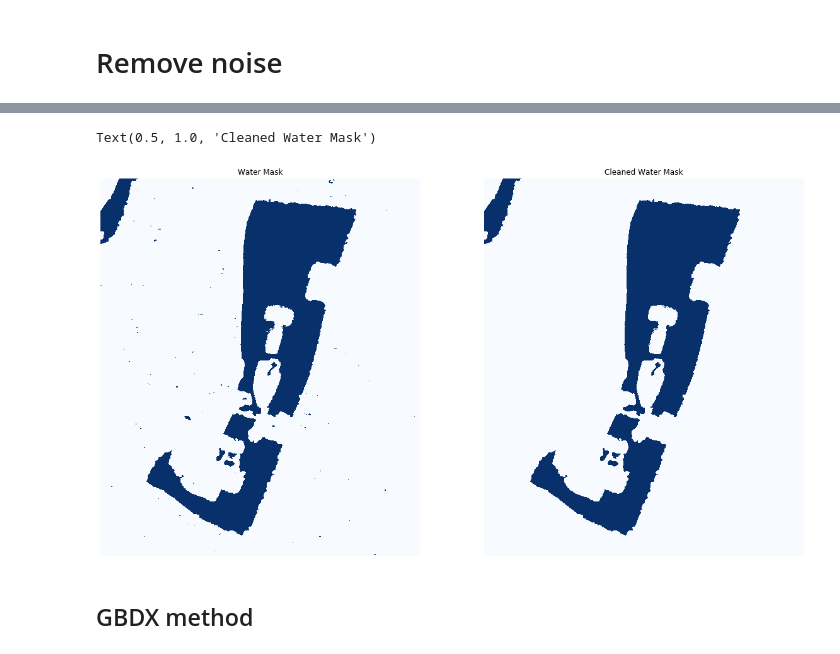
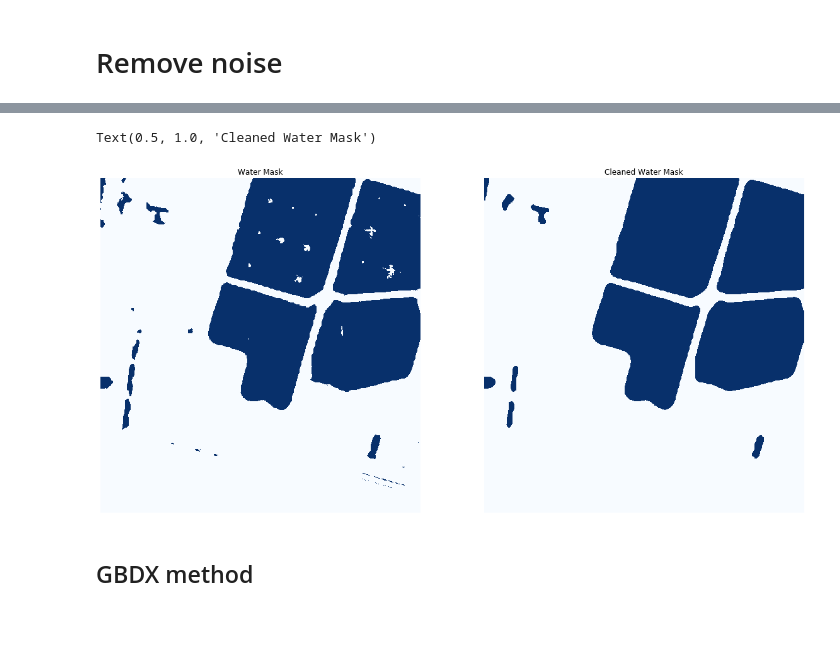
Before and after one commit to krakchris/GCW_toolkit, a Jupyter notebook: 03_create_classification/Vectorize_classification.ipynb, the cells around one changed output, grey strips where cells are left out. Saved outputs shown, nothing was run; the diff lists cells and outputs as text; code cells hidden in the pictures; blank space fills up the shorter version.

```diff
--- a/03_create_classification/Vectorize_classification.ipynb
+++ b/03_create_classification/Vectorize_classification.ipynb
@@ -77,8 +82,11 @@ from pprint import pprint
 
 from shapely.ops import cascaded_union
 
+
+name = 'Denpasar_006'
+
 # find files in classification folder
-raster_files_path = '../../TreeTect/data/raster_classifications/classification_Setu*.tif'
+raster_files_path = '../../TreeTect/data/raster_classifications/classification_{}*.tif'.format(name)
 raster_files = glob.glob(raster_files_path)
 file_path = raster_files[0]
 
@@ -108,0 +121,6 @@ import numpy as np
+# %%
+thresh = filters.threshold_otsu(data[0])
+
+data_otsu_treshold = data[0] > thresh
+
+data_fixed_treshold = data[0] > thresh
@@ -108,0 +137,3 @@ import numpy as np
+# %%
+water_data = data_otsu_treshold.astype('uint8')
+water_data.shape
@@ -109,9 +147,19 @@ import numpy as np
 # %%
+
+
+OldRange = (water_data.max() - water_data.min())
+NewRange = (0 - 255)
+NewValue = (((water_data - water_data.min()) * NewRange) / OldRange) + 0
+
+water_data = NewValue.round().astype('uint8')
+
+water_blurred = cv.medianBlur(water_data,15)
+
 # Specify the minimum feature size in square meters, and then use info from the image metadata
 # to translate to grid cell count.
 
 # Set the minimum feature size to 400 sq km (400,000 m)
-min_feature_size_m2 = 80.
+min_feature_size_m2 = 50.
 
 # From the image metadata, we can determine the area of a single grid cell
 try:
@@ -132,7 +180,7 @@ print(min_feature_size_cells, 'grid cells')
 from skimage import filters, morphology
 
 # First, remove the small holes
-water_cleaned = morphology.remove_small_holes(data.astype(int), min_feature_size_cells / 4)
+water_cleaned = morphology.remove_small_holes(water_blurred, min_feature_size_cells)
 
 # Then remove the small objects
 water_cleaned = morphology.remove_small_objects(water_cleaned, min_feature_size_cells, connectivity=2)
@@ -144,23 +197,23 @@ import matplotlib.pyplot as plt
 # %%
 # # View the results
 plt.figure(figsize=(20,15))
 # plt.subplot(1, 3, 1)
 # plt.axis('off')
 # # plt.imshow(rgb)
 # plt.title("RGB")
 
 plt.subplot(1, 2, 1)
 plt.axis('off')
 plt.imshow(data[0], vmin=0, vmax=1, cmap = 'Blues')
 plt.title("Water Mask")
 
 plt.subplot(1, 2, 2)
 plt.axis('off')
-plt.imshow(water_cleaned[0], vmin=0, vmax=1, cmap = 'Blues')
+plt.imshow(water_cleaned, vmin=0, vmax=1, cmap = 'Blues')
 plt.title("Cleaned Water Mask")
 # %% [output]
 Text(0.5, 1.0, 'Cleaned Water Mask')
-[figure, old version]
+[figure, new version]
 # %% [markdown]
 ## GBDX method
 # %%
```
Also changed, not shown: parts of 35 cells of this notebook, 7 other files.
